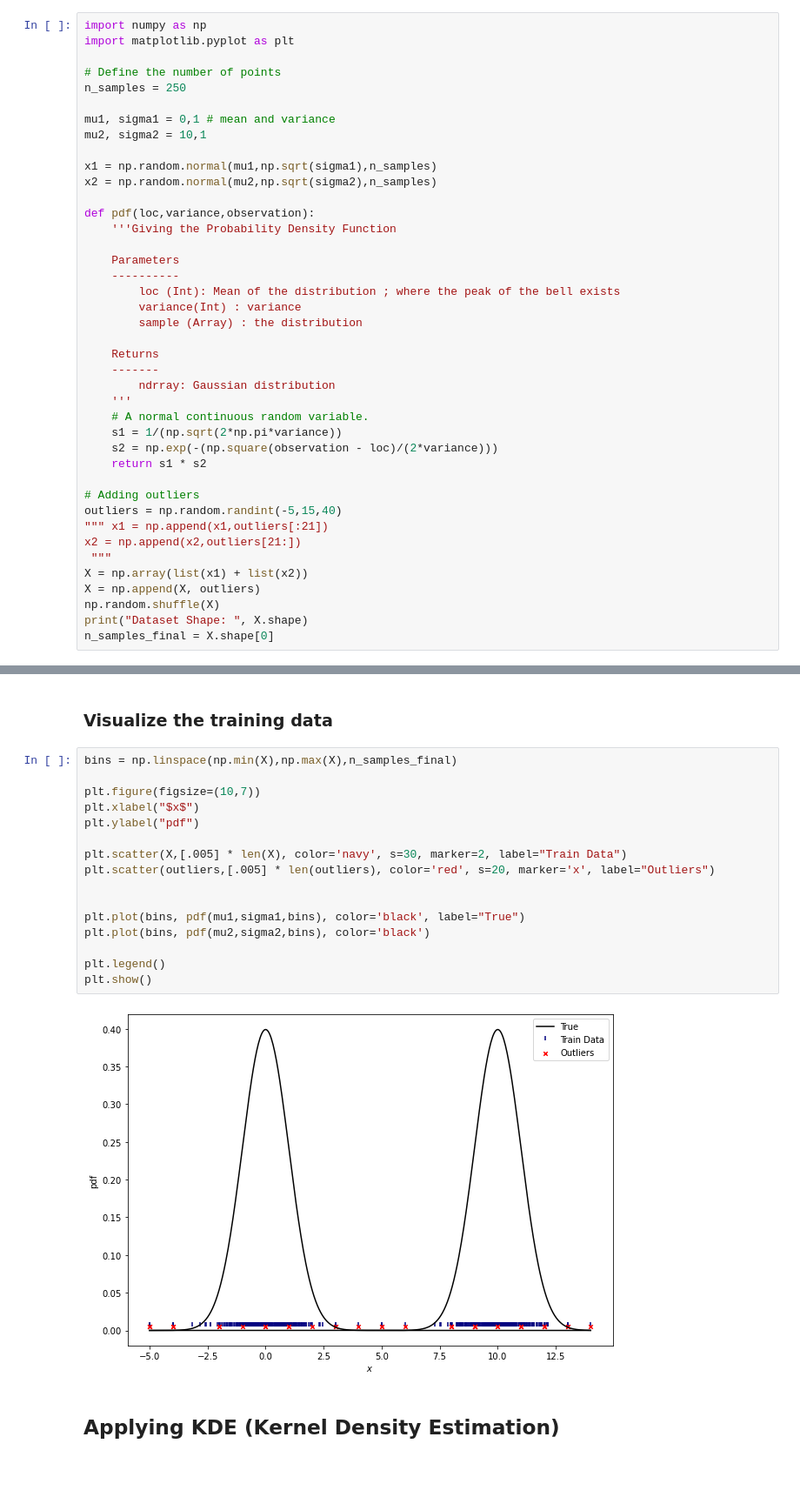
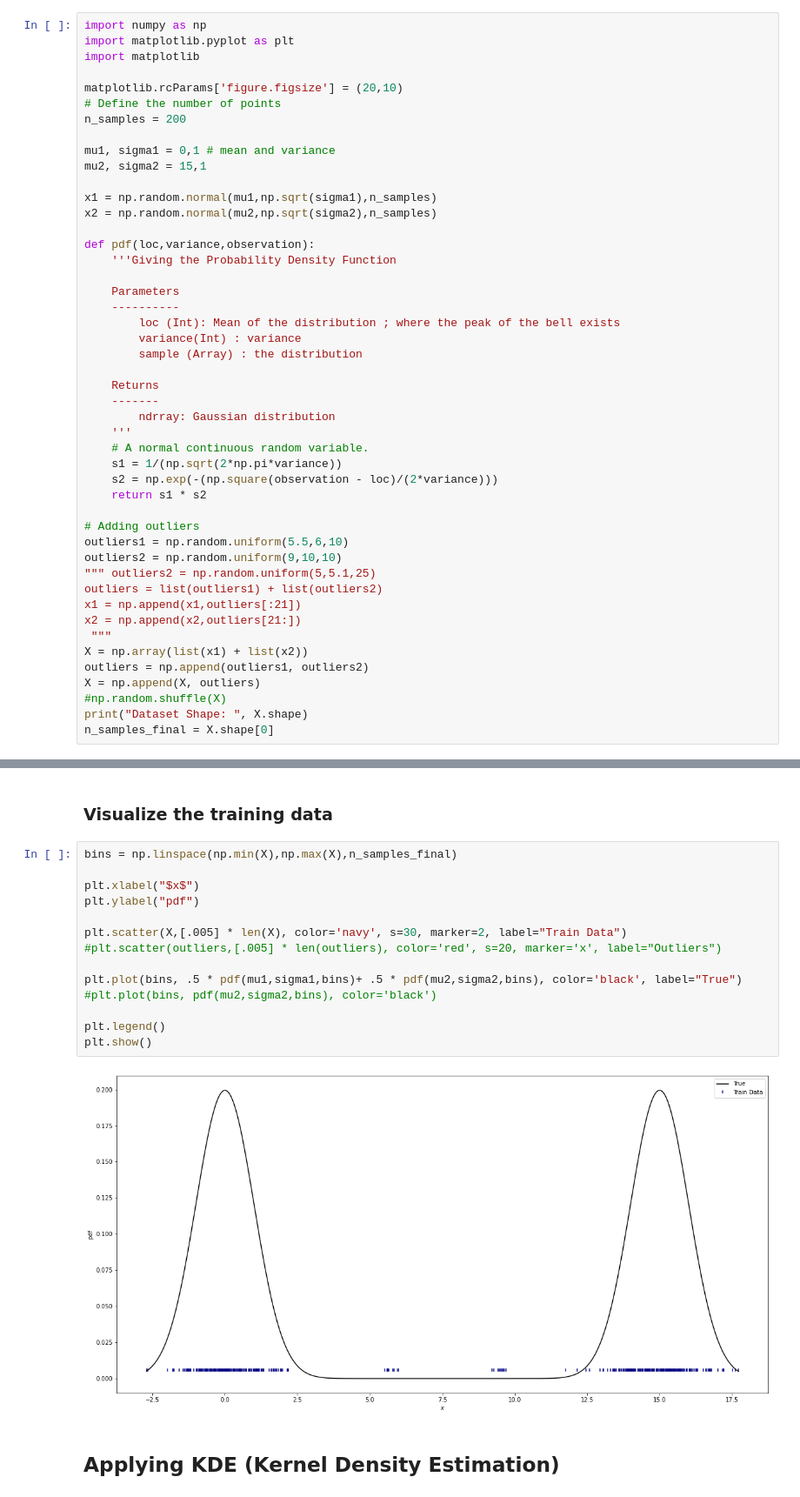
Before and after one commit to biad-iritie/RKDE_paper, a Jupyter notebook: RKDE.ipynb, the cells around one changed output, grey strips where cells are left out. Shown at 87% size. Saved outputs shown, nothing was run; the diff lists cells and outputs as text; blank space fills up the shorter version.

```diff
--- a/RKDE.ipynb
+++ b/RKDE.ipynb
@@ -5,12 +5,14 @@
 # %%
 import numpy as np
 import matplotlib.pyplot as plt
+import matplotlib
 
+matplotlib.rcParams['figure.figsize'] = (20,10)
 # Define the number of points
-n_samples = 250
+n_samples = 200
 
 mu1, sigma1 = 0,1 # mean and variance
-mu2, sigma2 = 10,1
+mu2, sigma2 = 15,1
 
 x1 = np.random.normal(mu1,np.sqrt(sigma1),n_samples)
 x2 = np.random.normal(mu2,np.sqrt(sigma2),n_samples)
@@ -34,13 +36,17 @@ def pdf(loc,variance,observation):
     return s1 * s2
 
 # Adding outliers
-outliers = np.random.randint(-5,15,40)
-""" x1 = np.append(x1,outliers[:21])
+outliers1 = np.random.uniform(5.5,6,10)
+outliers2 = np.random.uniform(9,10,10)
+""" outliers2 = np.random.uniform(5,5.1,25)
+outliers = list(outliers1) + list(outliers2)
+x1 = np.append(x1,outliers[:21])
 x2 = np.append(x2,outliers[21:])
  """
 X = np.array(list(x1) + list(x2))
+outliers = np.append(outliers1, outliers2)
 X = np.append(X, outliers)
-np.random.shuffle(X)
+#np.random.shuffle(X)
 print("Dataset Shape: ", X.shape)
 n_samples_final = X.shape[0]
 # %% [output]
@@ -50,21 +56,19 @@ Dataset Shape:  (540,)
 # %%
 bins = np.linspace(np.min(X),np.max(X),n_samples_final)
 
-plt.figure(figsize=(10,7))
 plt.xlabel("$x$")
 plt.ylabel("pdf")
 
 plt.scatter(X,[.005] * len(X), color='navy', s=30, marker=2, label="Train Data")
-plt.scatter(outliers,[.005] * len(outliers), color='red', s=20, marker='x', label="Outliers")
+#plt.scatter(outliers,[.005] * len(outliers), color='red', s=20, marker='x', label="Outliers")
 
-
-plt.plot(bins, pdf(mu1,sigma1,bins), color='black', label="True")
-plt.plot(bins, pdf(mu2,sigma2,bins), color='black')
+plt.plot(bins, .5 * pdf(mu1,sigma1,bins)+ .5 * pdf(mu2,sigma2,bins), color='black', label="True")
+#plt.plot(bins, pdf(mu2,sigma2,bins), color='black')
 
 plt.legend()
 plt.show()
 # %% [output]
-[figure, old version]
+[figure, new version]
 # %% [markdown]
 ## Applying KDE (Kernel Density Estimation)
 # %%
```
Also changed, not shown: parts of 10 cells of this notebook, 2 other files.
